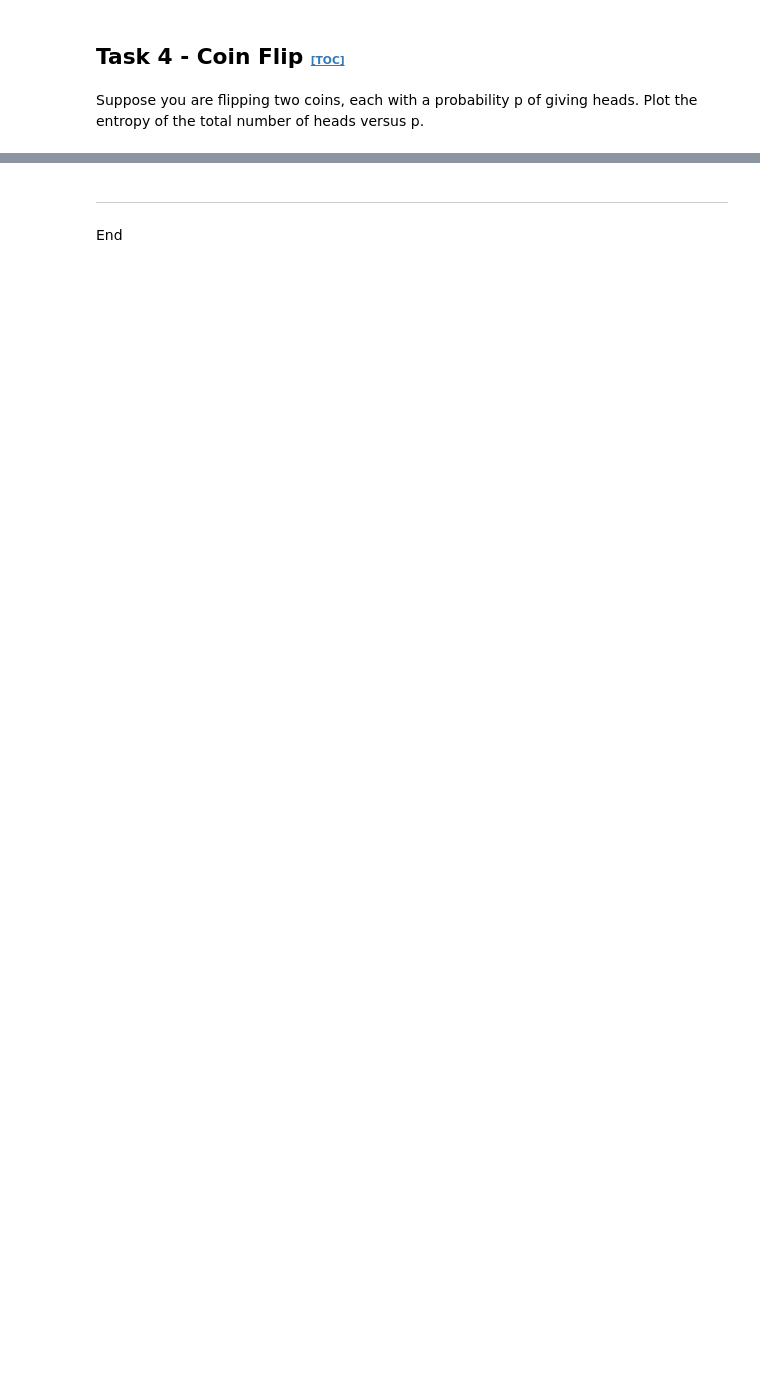
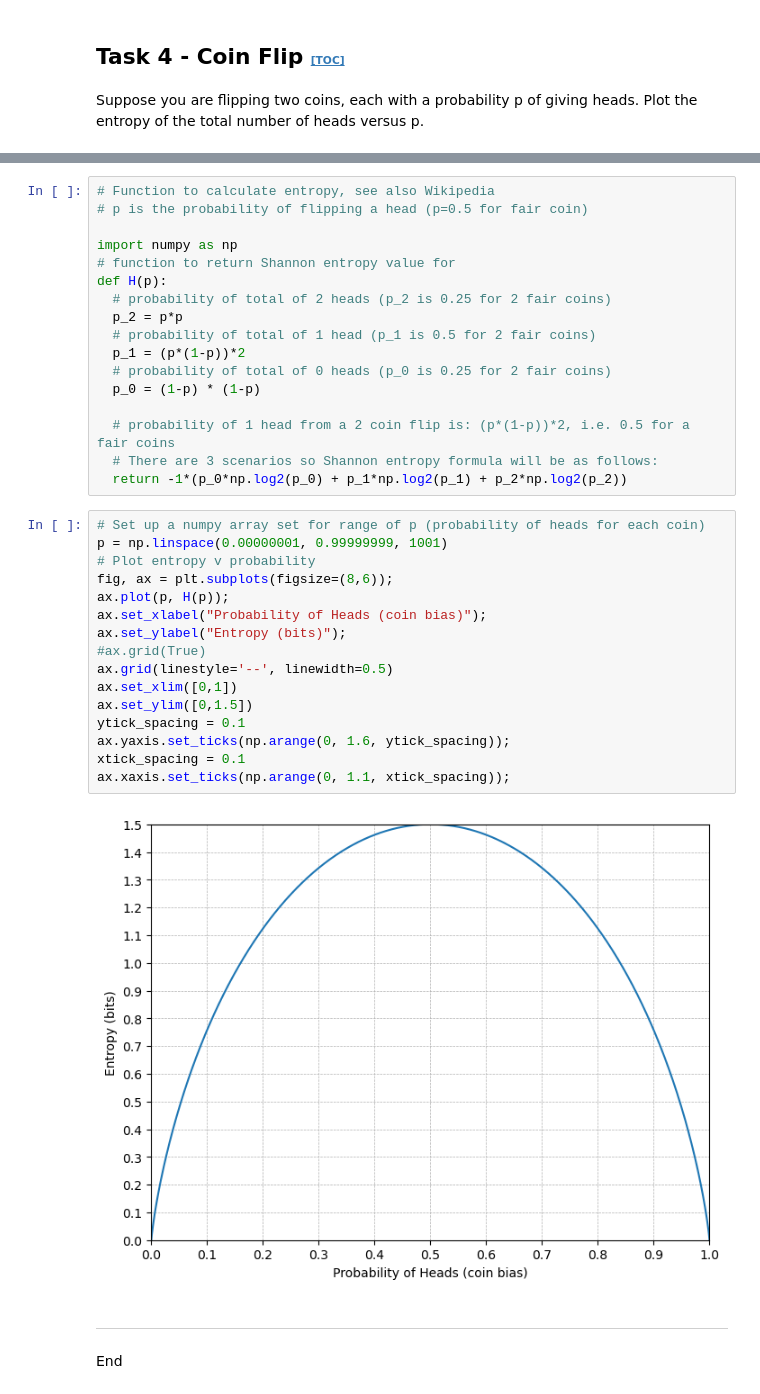
Before and after one commit to Eilis9/Fund_DA, a Jupyter notebook: tasks.ipynb, the cells around one changed output, grey strips where cells are left out. Cells and saved outputs as stored; diff of their text form; blank space fills up the shorter version.

```diff
--- a/tasks.ipynb
+++ b/tasks.ipynb
@@ -272,3 +288,38 @@ Suppose you are flipping two coins, each with a probability p of giving heads. P
+# %%
+# Function to calculate entropy, see also Wikipedia
+# p is the probability of flipping a head (p=0.5 for fair coin)
+
+import numpy as np
+# function to return Shannon entropy value for
+def H(p):
+  # probability of total of 2 heads (p_2 is 0.25 for 2 fair coins)
+  p_2 = p*p
+  # probability of total of 1 head (p_1 is 0.5 for 2 fair coins)
+  p_1 = (p*(1-p))*2
+  # probability of total of 0 heads (p_0 is 0.25 for 2 fair coins)
+  p_0 = (1-p) * (1-p)
+
+  # probability of 1 head from a 2 coin flip is: (p*(1-p))*2, i.e. 0.5 for a fair coins
+  # There are 3 scenarios so Shannon entropy formula will be as follows:
+  return -1*(p_0*np.log2(p_0) + p_1*np.log2(p_1) + p_2*np.log2(p_2))
+# %%
+# Set up a numpy array set for range of p (probability of heads for each coin)
+p = np.linspace(0.00000001, 0.99999999, 1001)
+# Plot entropy v probability
+fig, ax = plt.subplots(figsize=(8,6));
+ax.plot(p, H(p));
+ax.set_xlabel("Probability of Heads (coin bias)");
+ax.set_ylabel("Entropy (bits)");
+#ax.grid(True)
+ax.grid(linestyle='--', linewidth=0.5)
+ax.set_xlim([0,1])
+ax.set_ylim([0,1.5])
+ytick_spacing = 0.1
+ax.yaxis.set_ticks(np.arange(0, 1.6, ytick_spacing));
+xtick_spacing = 0.1
+ax.xaxis.set_ticks(np.arange(0, 1.1, xtick_spacing));
+# %% [output]
+[figure, added]
 # %% [markdown]
 ***
 End
```
Also changed, not shown: parts of 4 cells of this notebook, 1 other file.
